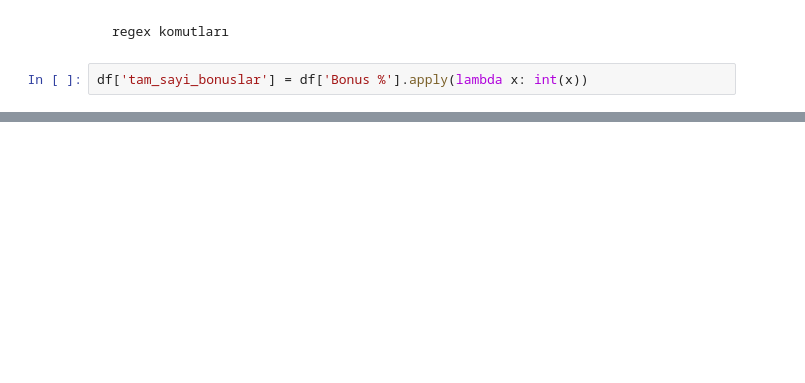
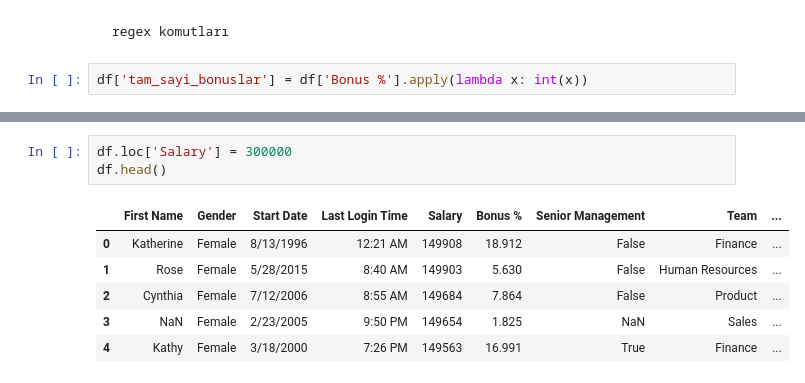
Before and after one commit to akalinirem/data_mining, a Jupyter notebook: pandas_library_2.ipynb, the cells around one changed output, grey strips where cells are left out. Saved outputs shown, nothing was run; the diff lists cells and outputs as text; blank space fills up the shorter version.

```diff
--- a/pandas_library_2.ipynb
+++ b/pandas_library_2.ipynb
@@ -164,0 +172,10 @@ df['tam_sayi_bonuslar'] = df['Bonus %'].apply(lambda x: int(x))
+# %%
+df.loc['Salary'] = 300000
+df.head()
+# %% [output]
+|  | First Name | Gender | Start Date | Last Login Time | Salary | Bonus % | Senior Management | Team | ... |
+| 0 | Katherine | Female | 8/13/1996 | 12:21 AM | 149908 | 18.912 | False | Finance | ... |
+| 1 | Rose | Female | 5/28/2015 | 8:40 AM | 149903 | 5.630 | False | Human Resources | ... |
+| 2 | Cynthia | Female | 7/12/2006 | 8:55 AM | 149684 | 7.864 | False | Product | ... |
+| 3 | NaN | Female | 2/23/2005 | 9:50 PM | 149654 | 1.825 | NaN | Sales | ... |
+| 4 | Kathy | Female | 3/18/2000 | 7:26 PM | 149563 | 16.991 | True | Finance | ... |
```
Also changed, not shown: parts of 14 cells of this notebook, 1 other file.
